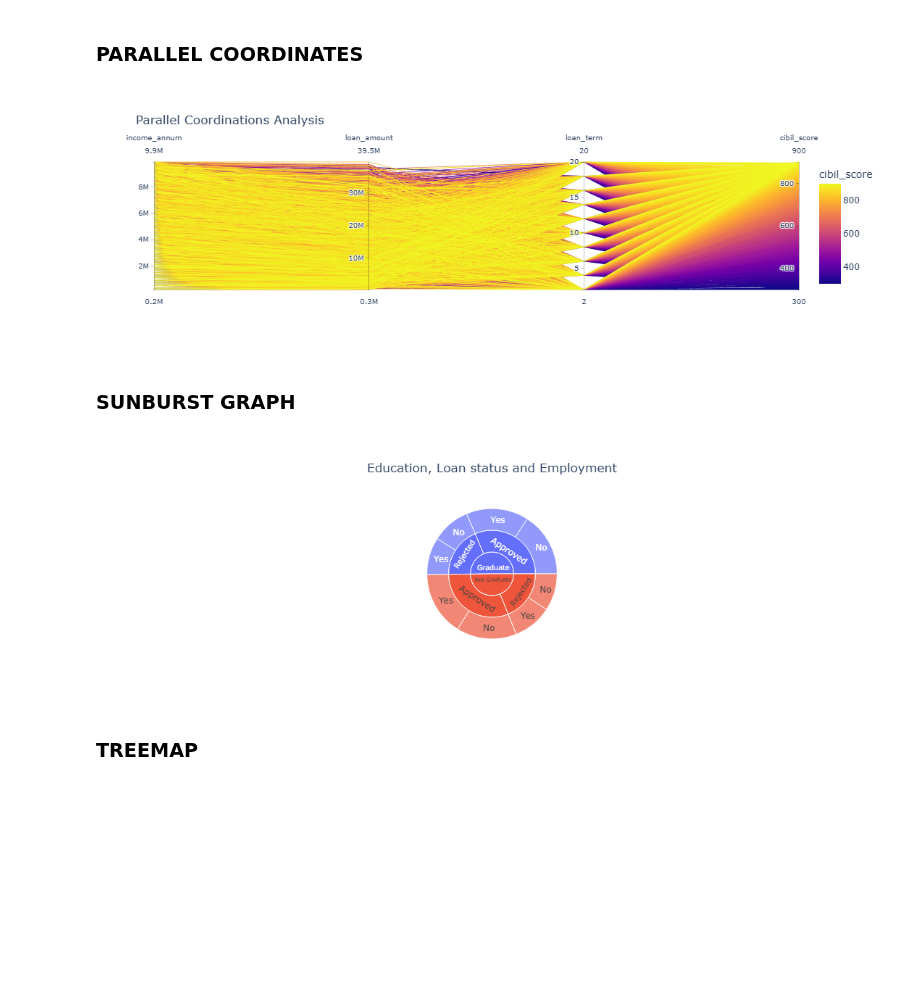
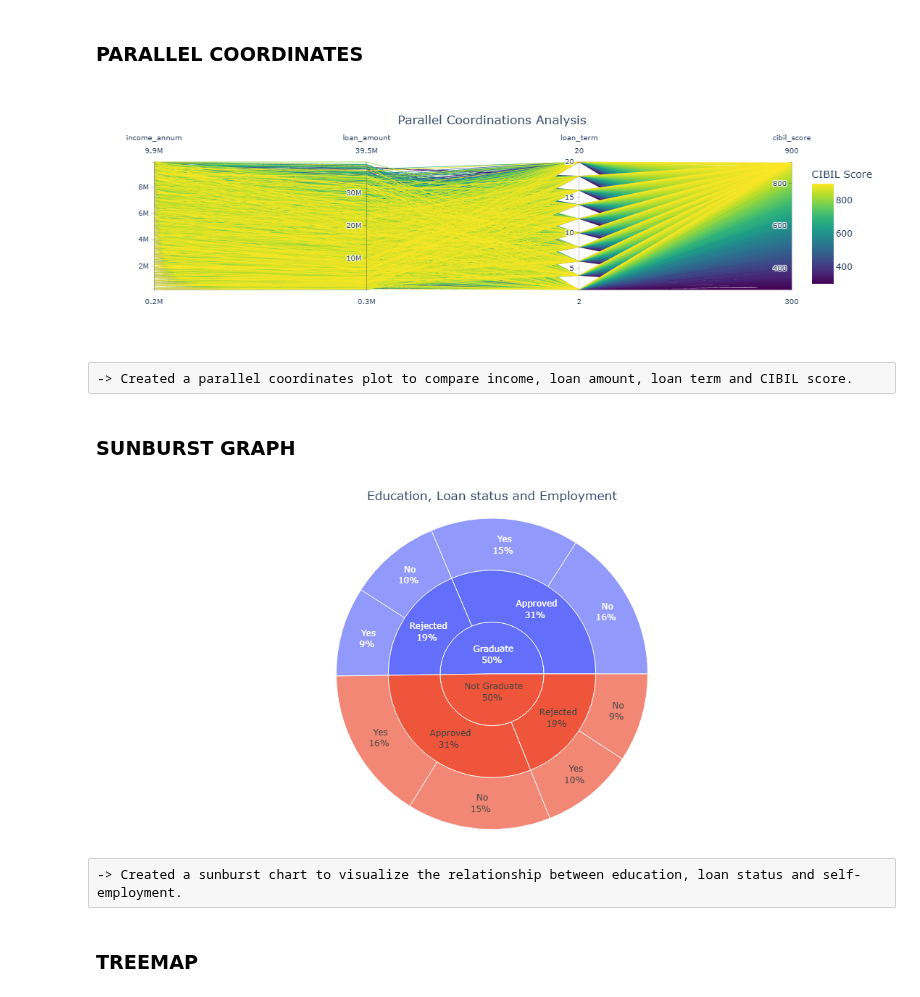
Before and after one commit to kamaljitkaur3019-creator/loan_approval_prediction_project, a Jupyter notebook: ProjectWork.ipynb, the cells around one changed output. Saved outputs shown, nothing was run; the diff lists cells and outputs as text; code cells hidden in the pictures; blank space fills up the shorter version.

```diff
--- a/ProjectWork.ipynb
+++ b/ProjectWork.ipynb
@@ -398,18 +414,24 @@ fig.show()
 # %% [markdown]
 ### PARALLEL COORDINATES
 # %%
-fig=px.parallel_coordinates(df,dimensions=["income_annum","loan_amount","loan_term","cibil_score"],color="cibil_score",title="Parallel Coordinations Analysis")
+fig=px.parallel_coordinates(df,dimensions=["income_annum","loan_amount","loan_term","cibil_score"],color="cibil_score",color_continuous_scale=px.colors.sequential.Viridis,title="Parallel Coordinations Analysis")
+fig.update_layout(title_x=0.5,template="plotly_white",coloraxis_colorbar_title="CIBIL Score")
 fig.show()
 # %% [output]
-[figure, old version]
+[figure, new version]
+# %% [raw]
+-> Created a parallel coordinates plot to compare income, loan amount, loan term and CIBIL score.
 # %% [markdown]
 ### SUNBURST GRAPH
 # %%
 fig=px.sunburst(df, path=["education","loan_status","self_employed"],title="Education, Loan status and Employment")
-fig.update_layout(title_x=0.5, template="plotly_white")
+fig.update_traces(textinfo="label+percent entry")
+fig.update_layout(title_x=0.5, template="plotly_white", width=700, height=500,margin=dict(t=50,l=20,r=20,b=20))
 fig.show()
 # %% [output]
-[figure, old version]
+[figure, new version]
+# %% [raw]
+-> Created a sunburst chart to visualize the relationship between education, loan status and self-employment.
 # %% [markdown]
 ### TREEMAP
 # %%
```
Also changed, not shown: parts of 34 cells of this notebook, 1 other file.
